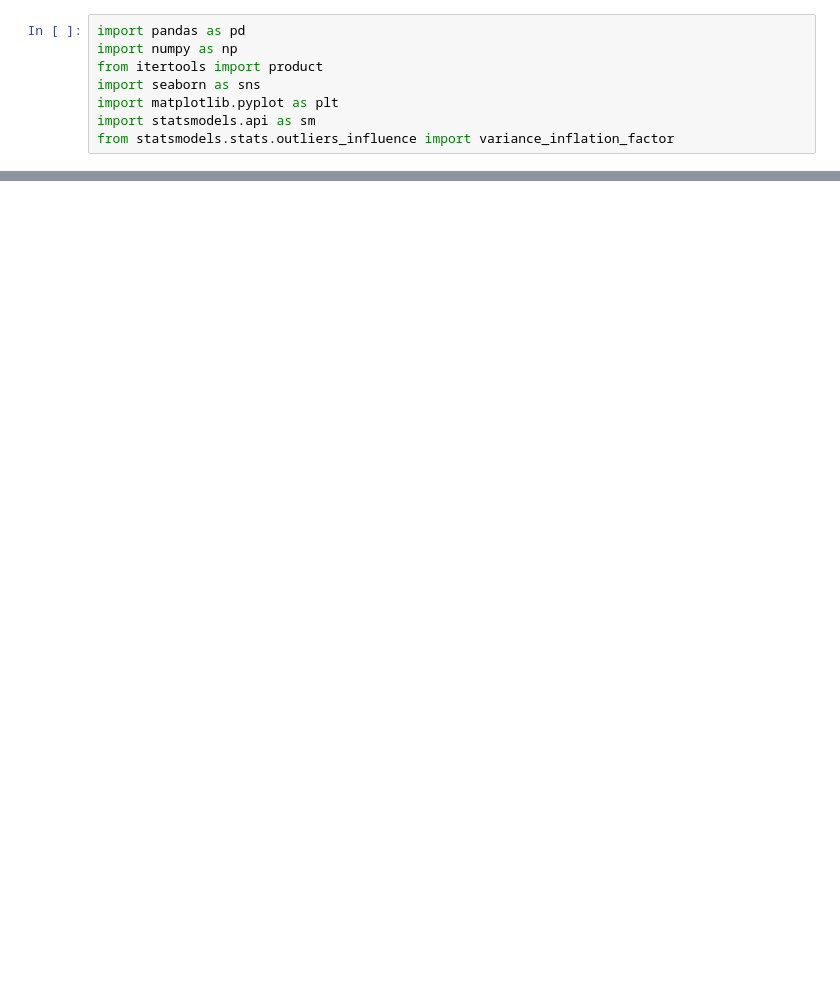
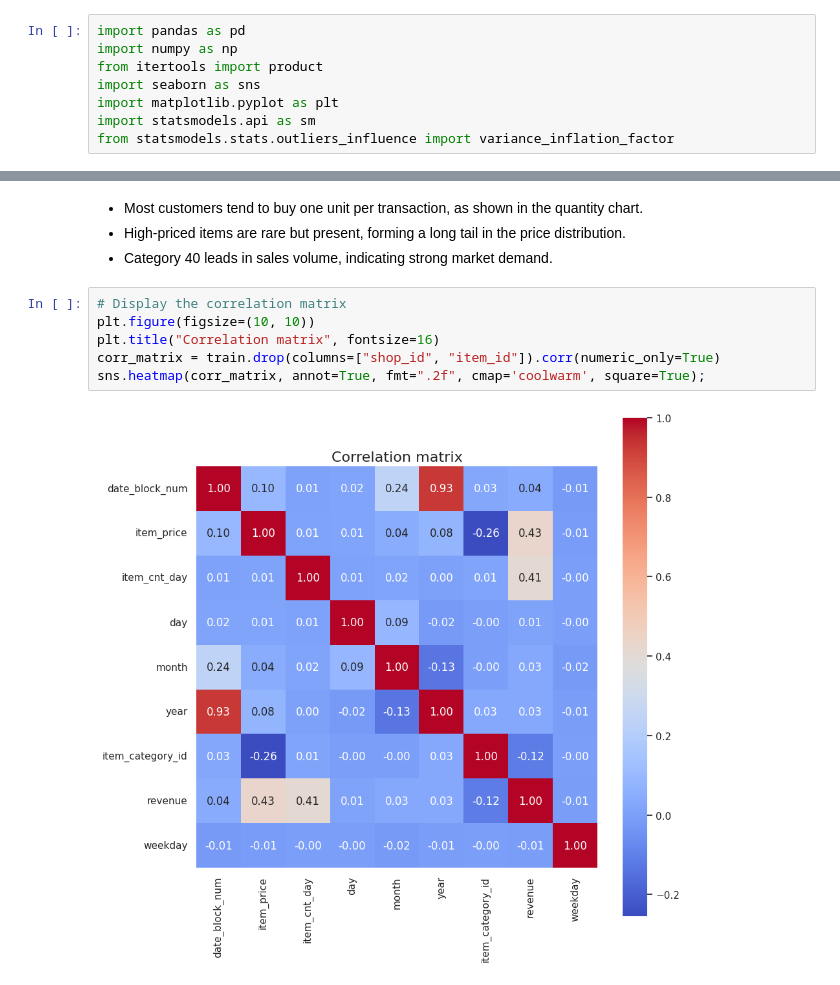
Before and after one commit to katsiarynashymchonak-trainee/ds-practice, a Jupyter notebook: EDA.ipynb, the cells around one changed output, grey strips where cells are left out. Saved outputs shown, nothing was run; the diff lists cells and outputs as text; blank space fills up the shorter version.

```diff
--- a/EDA.ipynb
+++ b/EDA.ipynb
@@ -319,0 +151,12 @@ def get_bounds(data, column):
+# %% [markdown]
+- Most customers tend to buy one unit per transaction, as shown in the quantity chart.
+- High-priced items are rare but present, forming a long tail in the price distribution.
+- Category 40 leads in sales volume, indicating strong market demand.
+# %%
+# Display the correlation matrix
+plt.figure(figsize=(10, 10))
+plt.title("Correlation matrix", fontsize=16)
+corr_matrix = train.drop(columns=["shop_id", "item_id"]).corr(numeric_only=True)
+sns.heatmap(corr_matrix, annot=True, fmt=".2f", cmap='coolwarm', square=True);
+# %% [output]
+[figure, added]
```
Also changed, not shown: parts of 135 cells of this notebook, 3 other files.
